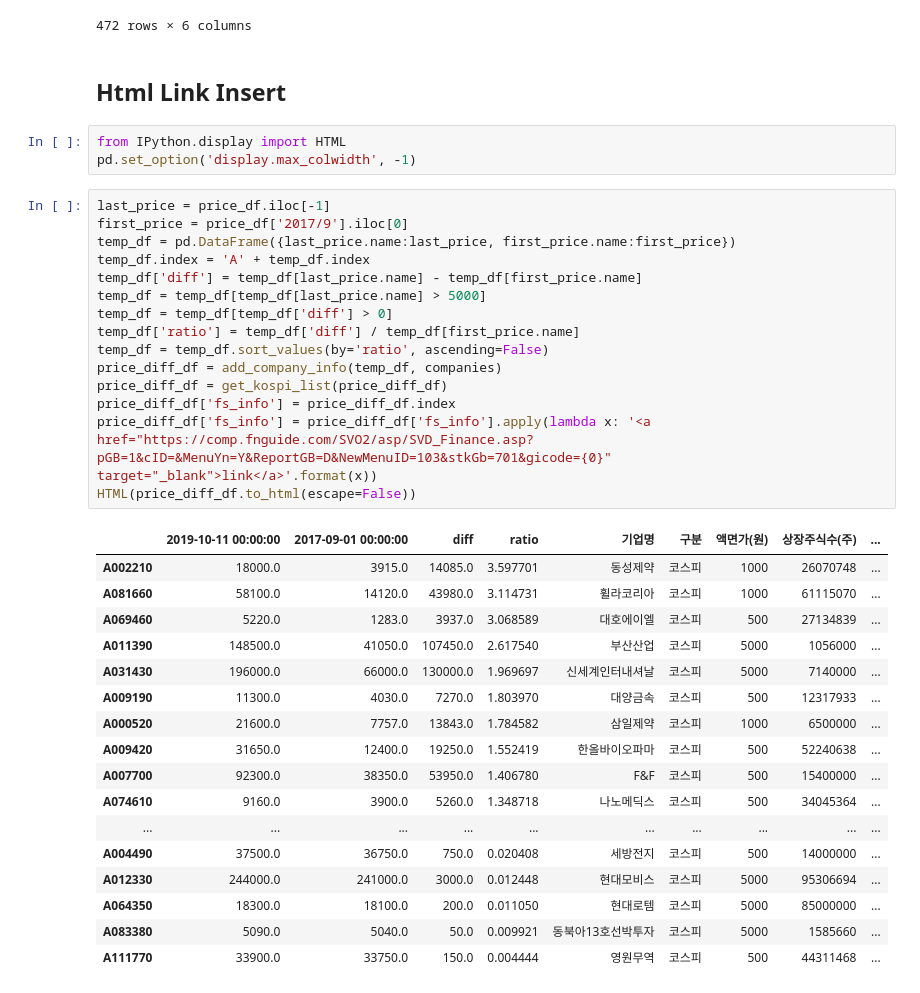
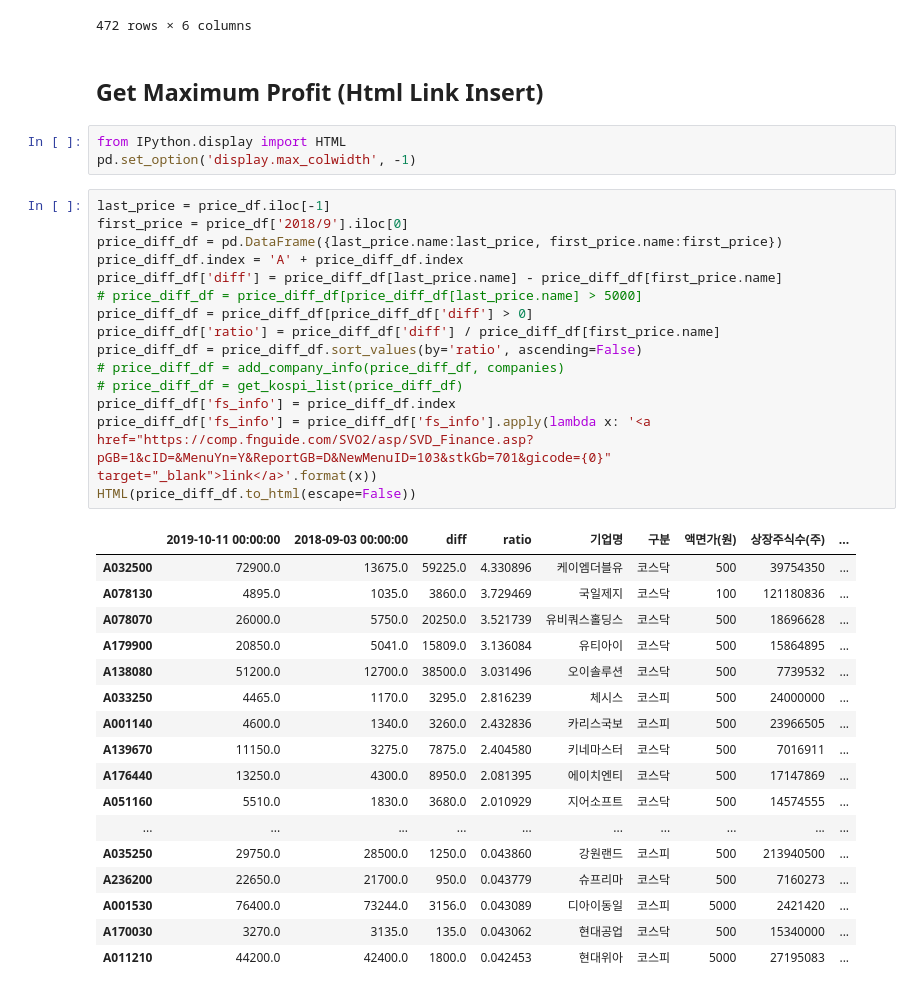
Before and after one commit to neosuperprogrammer/Quant, a Jupyter notebook: neo_quant_backtest.ipynb, the cells around one changed output. Cells and saved outputs as stored; diff of their text form.

Commit message:
maximum profit

```diff
--- a/neo_quant_backtest.ipynb
+++ b/neo_quant_backtest.ipynb
@@ -569,40 +569,40 @@ add_company_info(temp_df, companies)
 | A238490 | 8450.0 | 힘스 | 코스닥 | 500 | 5656118 | 2828059000 |
 472 rows × 6 columns
 # %% [markdown]
-## Html Link Insert
+## Get Maximum Profit (Html Link Insert)
 # %%
 from IPython.display import HTML
 pd.set_option('display.max_colwidth', -1)
 # %%
 last_price = price_df.iloc[-1]
-first_price = price_df['2017/9'].iloc[0]
-temp_df = pd.DataFrame({last_price.name:last_price, first_price.name:first_price})
-temp_df.index = 'A' + temp_df.index
-temp_df['diff'] = temp_df[last_price.name] - temp_df[first_price.name]
-temp_df = temp_df[temp_df[last_price.name] > 5000]
-temp_df = temp_df[temp_df['diff'] > 0]
-temp_df['ratio'] = temp_df['diff'] / temp_df[first_price.name]
-temp_df = temp_df.sort_values(by='ratio', ascending=False)
-price_diff_df = add_company_info(temp_df, companies)
-price_diff_df = get_kospi_list(price_diff_df)
+first_price = price_df['2018/9'].iloc[0]
+price_diff_df = pd.DataFrame({last_price.name:last_price, first_price.name:first_price})
+price_diff_df.index = 'A' + price_diff_df.index
+price_diff_df['diff'] = price_diff_df[last_price.name] - price_diff_df[first_price.name]
+# price_diff_df = price_diff_df[price_diff_df[last_price.name] > 5000]
+price_diff_df = price_diff_df[price_diff_df['diff'] > 0]
+price_diff_df['ratio'] = price_diff_df['diff'] / price_diff_df[first_price.name]
+price_diff_df = price_diff_df.sort_values(by='ratio', ascending=False)
+# price_diff_df = add_company_info(price_diff_df, companies)
+# price_diff_df = get_kospi_list(price_diff_df)
 price_diff_df['fs_info'] = price_diff_df.index
 price_diff_df['fs_info'] = price_diff_df['fs_info'].apply(lambda x: '<a href="https://comp.fnguide.com/SVO2/asp/SVD_Finance.asp?pGB=1&cID=&MenuYn=Y&ReportGB=D&NewMenuID=103&stkGb=701&gicode={0}" target="_blank">link</a>'.format(x))
 HTML(price_diff_df.to_html(escape=False))
 # %% [output]
-|  | 2019-10-11 00:00:00 | 2017-09-01 00:00:00 | diff | ratio | 기업명 | 구분 | 액면가(원) | 상장주식수(주) | ... |
-| A002210 | 18000.0 | 3915.0 | 14085.0 | 3.597701 | 동성제약 | 코스피 | 1000 | 26070748 | ... |
-| A081660 | 58100.0 | 14120.0 | 43980.0 | 3.114731 | 휠라코리아 | 코스피 | 1000 | 61115070 | ... |
-| A069460 | 5220.0 | 1283.0 | 3937.0 | 3.068589 | 대호에이엘 | 코스피 | 500 | 27134839 | ... |
-| A011390 | 148500.0 | 41050.0 | 107450.0 | 2.617540 | 부산산업 | 코스피 | 5000 | 1056000 | ... |
-| A031430 | 196000.0 | 66000.0 | 130000.0 | 1.969697 | 신세계인터내셔날 | 코스피 | 5000 | 7140000 | ... |
-| A009190 | 11300.0 | 4030.0 | 7270.0 | 1.803970 | 대양금속 | 코스피 | 500 | 12317933 | ... |
-| A000520 | 21600.0 | 7757.0 | 13843.0 | 1.784582 | 삼일제약 | 코스피 | 1000 | 6500000 | ... |
-| A009420 | 31650.0 | 12400.0 | 19250.0 | 1.552419 | 한올바이오파마 | 코스피 | 500 | 52240638 | ... |
-| A007700 | 92300.0 | 38350.0 | 53950.0 | 1.406780 | F&F | 코스피 | 500 | 15400000 | ... |
-| A074610 | 9160.0 | 3900.0 | 5260.0 | 1.348718 | 나노메딕스 | 코스피 | 500 | 34045364 | ... |
+|  | 2019-10-11 00:00:00 | 2018-09-03 00:00:00 | diff | ratio | 기업명 | 구분 | 액면가(원) | 상장주식수(주) | ... |
+| A032500 | 72900.0 | 13675.0 | 59225.0 | 4.330896 | 케이엠더블유 | 코스닥 | 500 | 39754350 | ... |
+| A078130 | 4895.0 | 1035.0 | 3860.0 | 3.729469 | 국일제지 | 코스닥 | 100 | 121180836 | ... |
+| A078070 | 26000.0 | 5750.0 | 20250.0 | 3.521739 | 유비쿼스홀딩스 | 코스닥 | 500 | 18696628 | ... |
+| A179900 | 20850.0 | 5041.0 | 15809.0 | 3.136084 | 유티아이 | 코스닥 | 500 | 15864895 | ... |
+| A138080 | 51200.0 | 12700.0 | 38500.0 | 3.031496 | 오이솔루션 | 코스닥 | 500 | 7739532 | ... |
+| A033250 | 4465.0 | 1170.0 | 3295.0 | 2.816239 | 체시스 | 코스피 | 500 | 24000000 | ... |
+| A001140 | 4600.0 | 1340.0 | 3260.0 | 2.432836 | 카리스국보 | 코스피 | 500 | 23966505 | ... |
+| A139670 | 11150.0 | 3275.0 | 7875.0 | 2.404580 | 키네마스터 | 코스닥 | 500 | 7016911 | ... |
+| A176440 | 13250.0 | 4300.0 | 8950.0 | 2.081395 | 에이치엔티 | 코스닥 | 500 | 17147869 | ... |
+| A051160 | 5510.0 | 1830.0 | 3680.0 | 2.010929 | 지어소프트 | 코스닥 | 500 | 14574555 | ... |
 | ... | ... | ... | ... | ... | ... | ... | ... | ... | ... |
-| A004490 | 37500.0 | 36750.0 | 750.0 | 0.020408 | 세방전지 | 코스피 | 500 | 14000000 | ... |
-| A012330 | 244000.0 | 241000.0 | 3000.0 | 0.012448 | 현대모비스 | 코스피 | 5000 | 95306694 | ... |
-| A064350 | 18300.0 | 18100.0 | 200.0 | 0.011050 | 현대로템 | 코스피 | 5000 | 85000000 | ... |
-| A083380 | 5090.0 | 5040.0 | 50.0 | 0.009921 | 동북아13호선박투자 | 코스피 | 5000 | 1585660 | ... |
-| A111770 | 33900.0 | 33750.0 | 150.0 | 0.004444 | 영원무역 | 코스피 | 500 | 44311468 | ... |
+| A035250 | 29750.0 | 28500.0 | 1250.0 | 0.043860 | 강원랜드 | 코스피 | 500 | 213940500 | ... |
+| A236200 | 22650.0 | 21700.0 | 950.0 | 0.043779 | 슈프리마 | 코스닥 | 500 | 7160273 | ... |
+| A001530 | 76400.0 | 73244.0 | 3156.0 | 0.043089 | 디아이동일 | 코스피 | 5000 | 2421420 | ... |
+| A170030 | 3270.0 | 3135.0 | 135.0 | 0.043062 | 현대공업 | 코스닥 | 500 | 15340000 | ... |
+| A011210 | 44200.0 | 42400.0 | 1800.0 | 0.042453 | 현대위아 | 코스피 | 5000 | 27195083 | ... |
```
Also changed, not shown: parts of 1 cell of this notebook.
